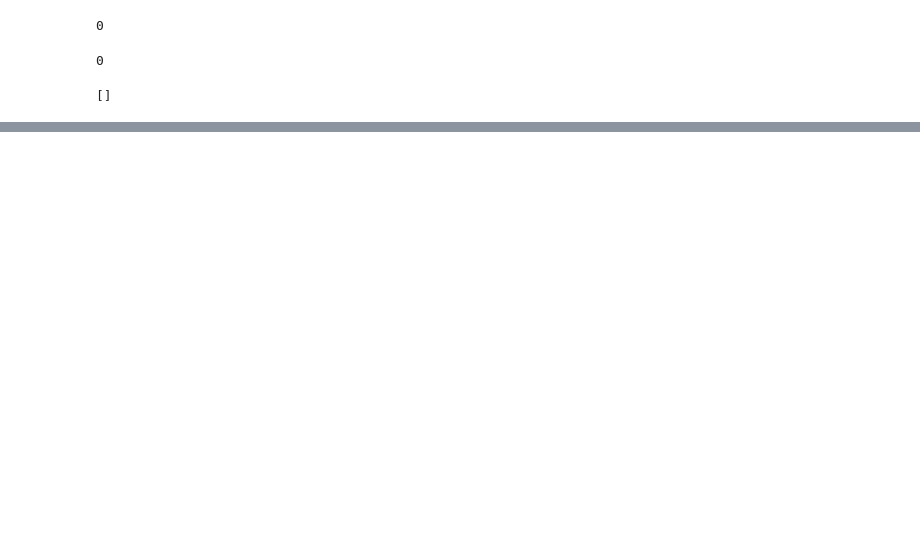
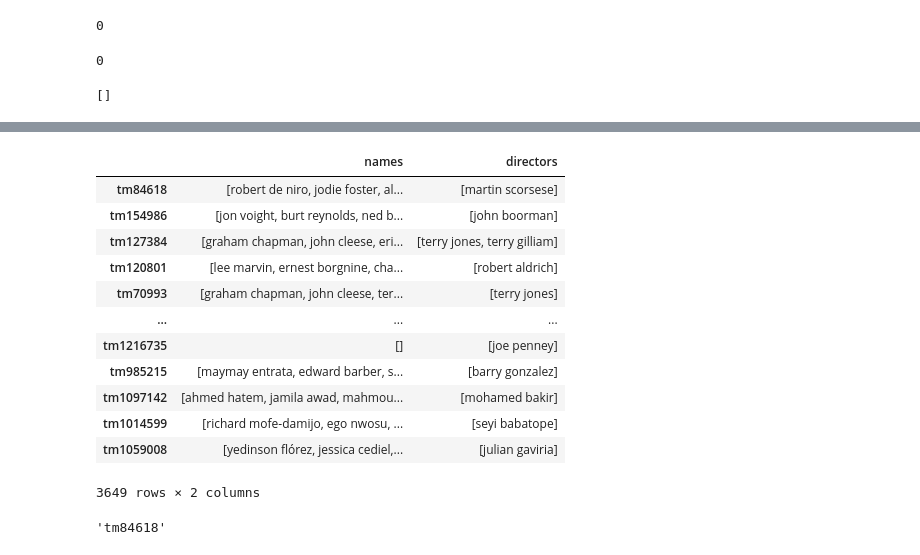
Before and after one commit to alicia-perez-diez/proyect_2, a Jupyter notebook: netflix_project_notebook.ipynb, the cells around one changed output, grey strips where cells are left out. Saved outputs shown, nothing was run; the diff lists cells and outputs as text; code cells hidden in the pictures; blank space fills up the shorter version.

```diff
--- a/netflix_project_notebook.ipynb
+++ b/netflix_project_notebook.ipynb
@@ -261,0 +306,24 @@ titles_df
+# %%
+for i in df_unique_film.index:
+    df_unique_film.loc[i,"names"]=list(credits_df[(credits_df["id"]==i)&(credits_df["role"]=="actor")]["name"])
+    df_unique_film.loc[i,"directors"]=list(credits_df[(credits_df["id"]==i)&(credits_df["role"]=="director")]["name"])
+# %%
+df_unique_film
+# %% [output]
+|  | names | directors |
+| tm84618 | [robert de niro, jodie foster, al... | [martin scorsese] |
+| tm154986 | [jon voight, burt reynolds, ned b... | [john boorman] |
+| tm127384 | [graham chapman, john cleese, eri... | [terry jones, terry gilliam] |
+| tm120801 | [lee marvin, ernest borgnine, cha... | [robert aldrich] |
+| tm70993 | [graham chapman, john cleese, ter... | [terry jones] |
+| ... | ... | ... |
+| tm1216735 | [] | [joe penney] |
+| tm985215 | [maymay entrata, edward barber, s... | [barry gonzalez] |
+| tm1097142 | [ahmed hatem, jamila awad, mahmou... | [mohamed bakir] |
+| tm1014599 | [richard mofe-damijo, ego nwosu, ... | [seyi babatope] |
+| tm1059008 | [yedinson flórez, jessica cediel,... | [julian gaviria] |
+3649 rows × 2 columns
+# %%
+pd.DataFrame(index=id_unique).index[0]
+# %% [output]
+'tm84618'
```
Also changed, not shown: parts of 12 cells of this notebook.
